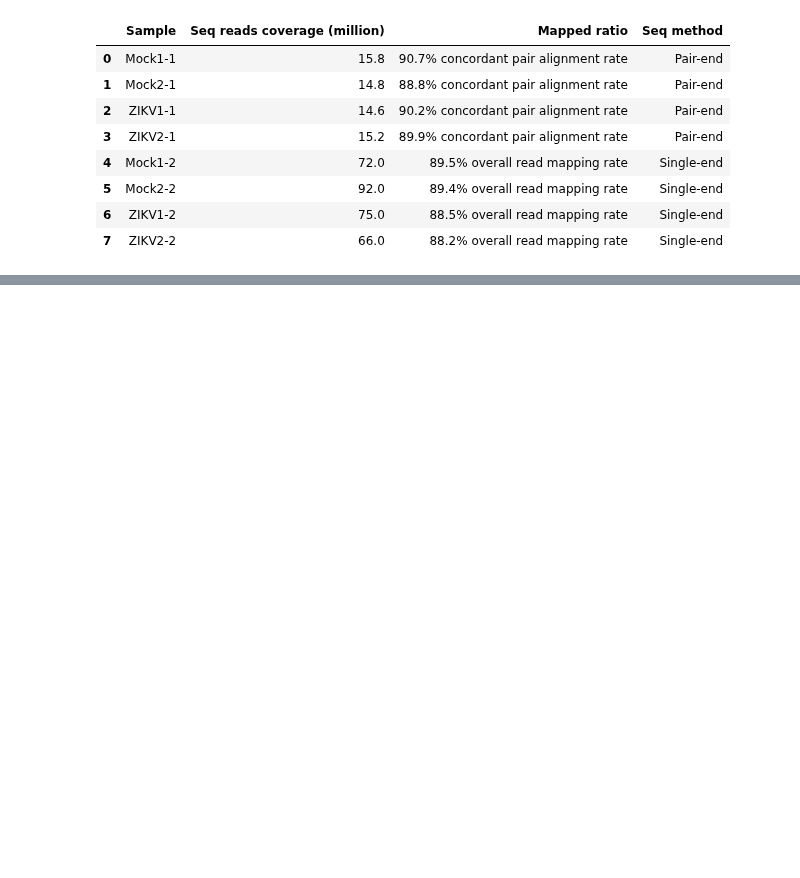
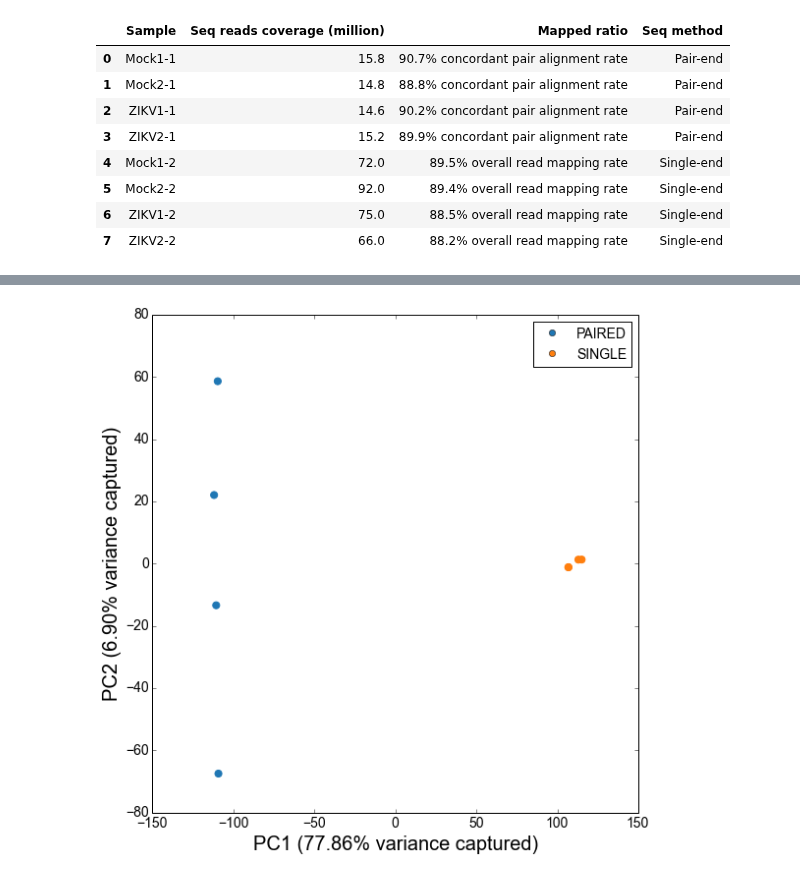
Before and after one commit to MaayanLab/Zika-RNAseq-Pipeline, a Jupyter notebook: Zika.ipynb, the cells around one changed output, grey strips where cells are left out. Cells and saved outputs as stored; diff of their text form; code cells hidden in the pictures; blank space fills up the shorter version.

```diff
--- a/Zika.ipynb
+++ b/Zika.ipynb
@@ -73,0 +146,6 @@ Downloaded: 8 files, 12G in 27m 31s (7.23 MB/s)
+# %%
+RNAseq.PCA_plot(expr_df.values, meta_df['LibraryLayout_s'],
+         standardize=2, log=True,
+         show_text=False, sep=' ', legend_loc='upper right')
+# %% [output]
+[figure, added]
```
Also changed, not shown: parts of 21 cells of this notebook, 1 other file.
